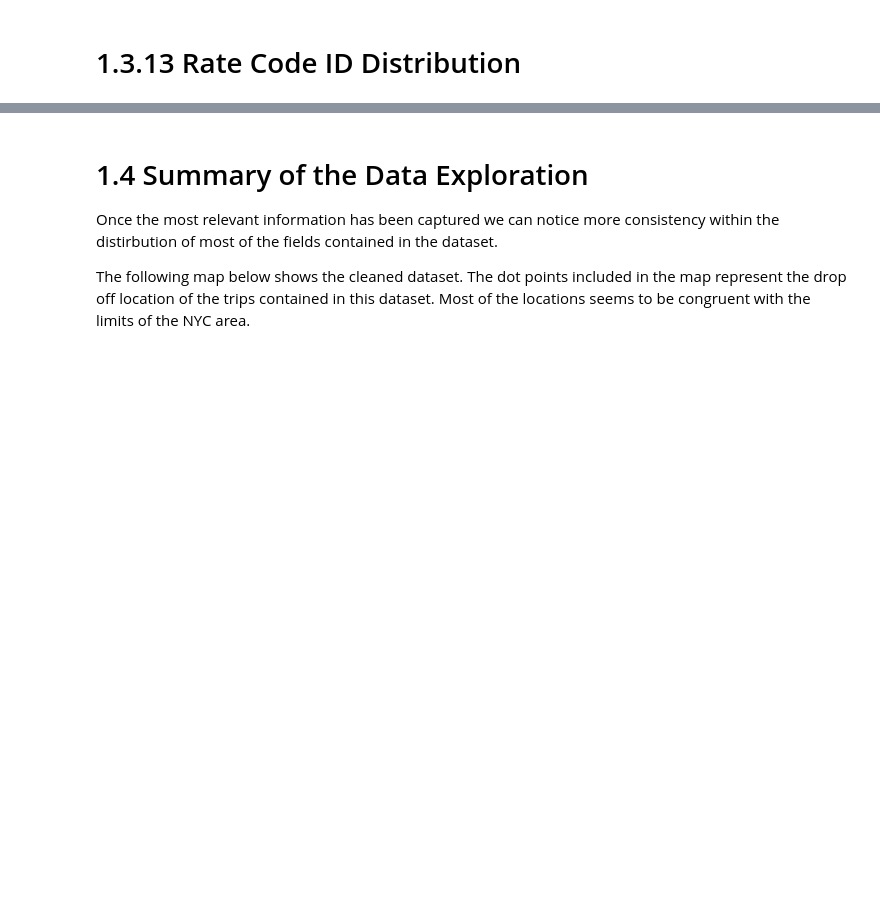
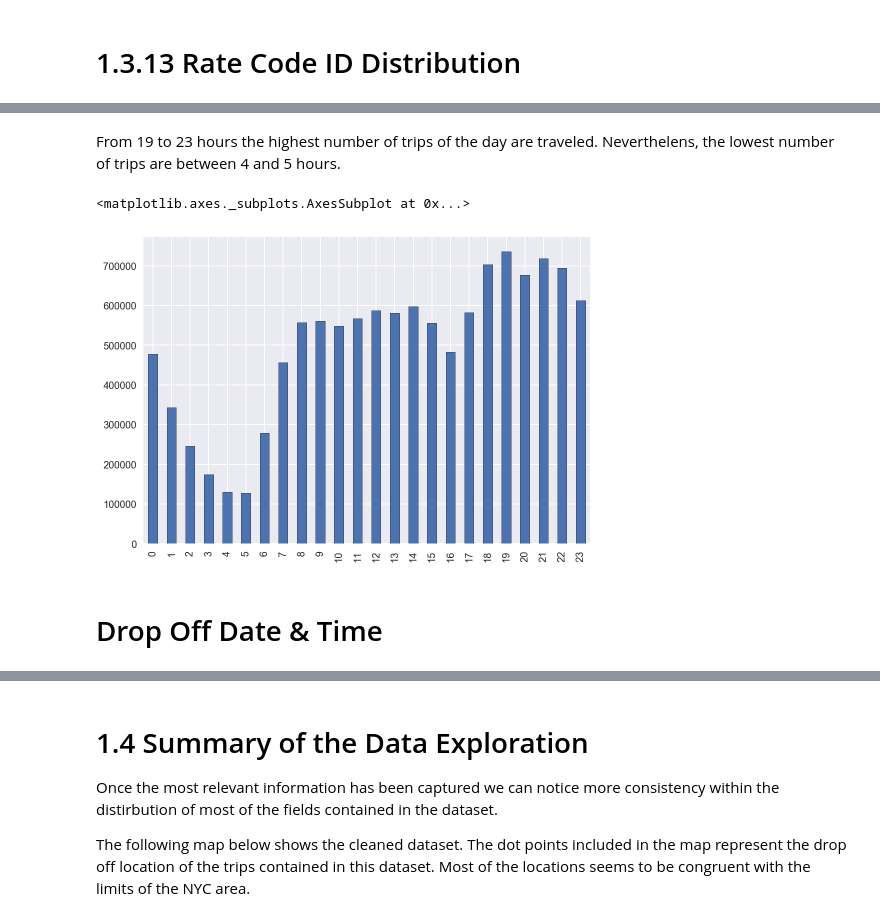
Before and after one commit to Riccocez/NYC-Taxi-Tips, a Jupyter notebook: 1. Analysis & Planning Stage.ipynb, the cells around one changed output, grey strips where cells are left out. Drawn from its saved outputs; the diff is of its cells as text; code cells hidden in the pictures; blank space fills up the shorter version.

```diff
--- a/1. Analysis & Planning Stage.ipynb
+++ b/1. Analysis & Planning Stage.ipynb
@@ -405,0 +424,9 @@ Trips filtered:  172
+# %% [markdown]
+From 19 to 23 hours the highest number of trips of the day are traveled. Neverthelens, the lowest number of trips are between 4 and 5 hours.
+# %%
+rateid_data.groupby(dt_index.hour).size().plot(kind='bar')
+# %% [output]
+<matplotlib.axes._subplots.AxesSubplot at 0x...>
+[figure, added]
+# %% [markdown]
+# Drop Off Date & Time
```
Also changed, not shown: parts of 14 cells of this notebook, 1 other file.
